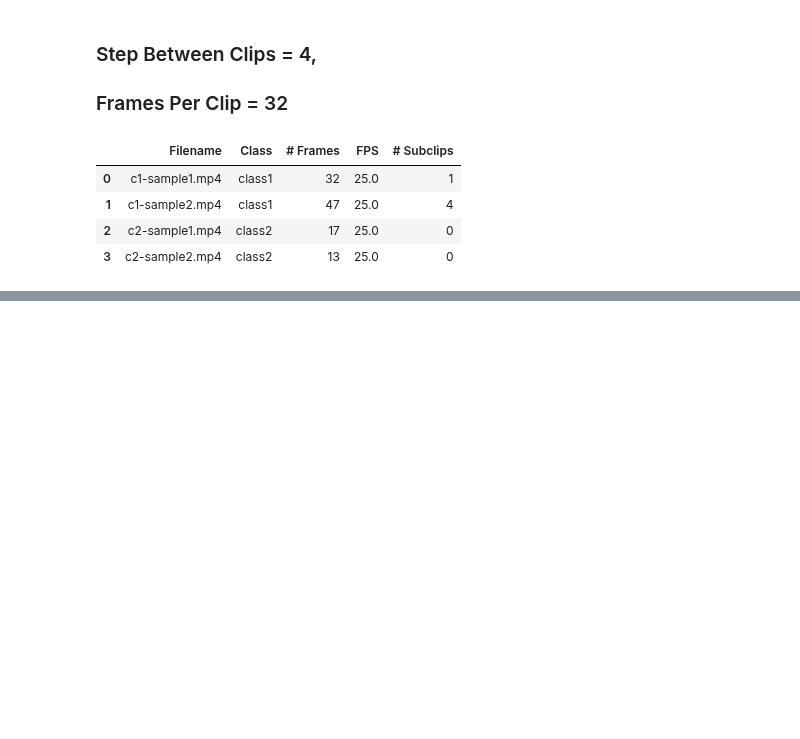
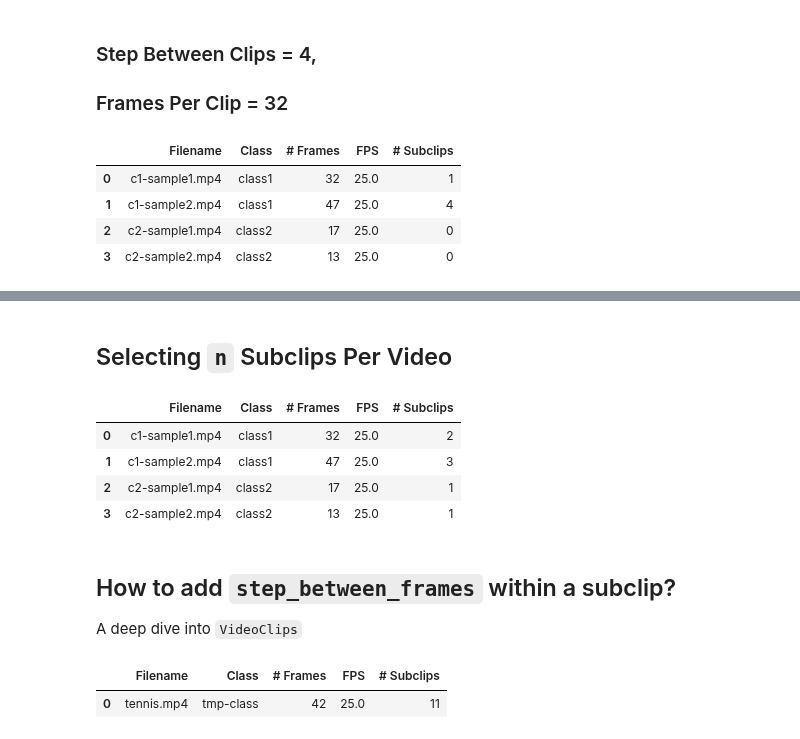
Before and after one commit to rsomani95/video-classification, a Jupyter notebook: notebooks/03_video_dataset.ipynb, the cells around one changed output, grey strips where cells are left out. Saved outputs shown, nothing was run; the diff lists cells and outputs as text; code cells hidden in the pictures; blank space fills up the shorter version.

```diff
--- a/notebooks/03_video_dataset.ipynb
+++ b/notebooks/03_video_dataset.ipynb
@@ -247,0 +275,15 @@ plot(4)
+# %% [markdown]
+## Selecting `n` Subclips Per Video
+# %%
+data = get_data(step=16, fpclip=8)
+data.get_info()
+# %% [output]
+|  | Filename | Class | # Frames | FPS | # Subclips |
+| 0 | c1-sample1.mp4 | class1 | 32 | 25.0 | 2 |
+| 1 | c1-sample2.mp4 | class1 | 47 | 25.0 | 3 |
+| 2 | c2-sample1.mp4 | class2 | 17 | 25.0 | 1 |
+| 3 | c2-sample2.mp4 | class2 | 13 | 25.0 | 1 |
+# %% [markdown]
+## How to add `step_between_frames` within a subclip?
+
+A deep dive into `VideoClips`
@@ -247,0 +305,5 @@ plot(4)
+# %%
+data.get_info()
+# %% [output]
+|  | Filename | Class | # Frames | FPS | # Subclips |
+| 0 | tennis.mp4 | tmp-class | 42 | 25.0 | 11 |
```
Also changed, not shown: parts of 31 cells of this notebook.
